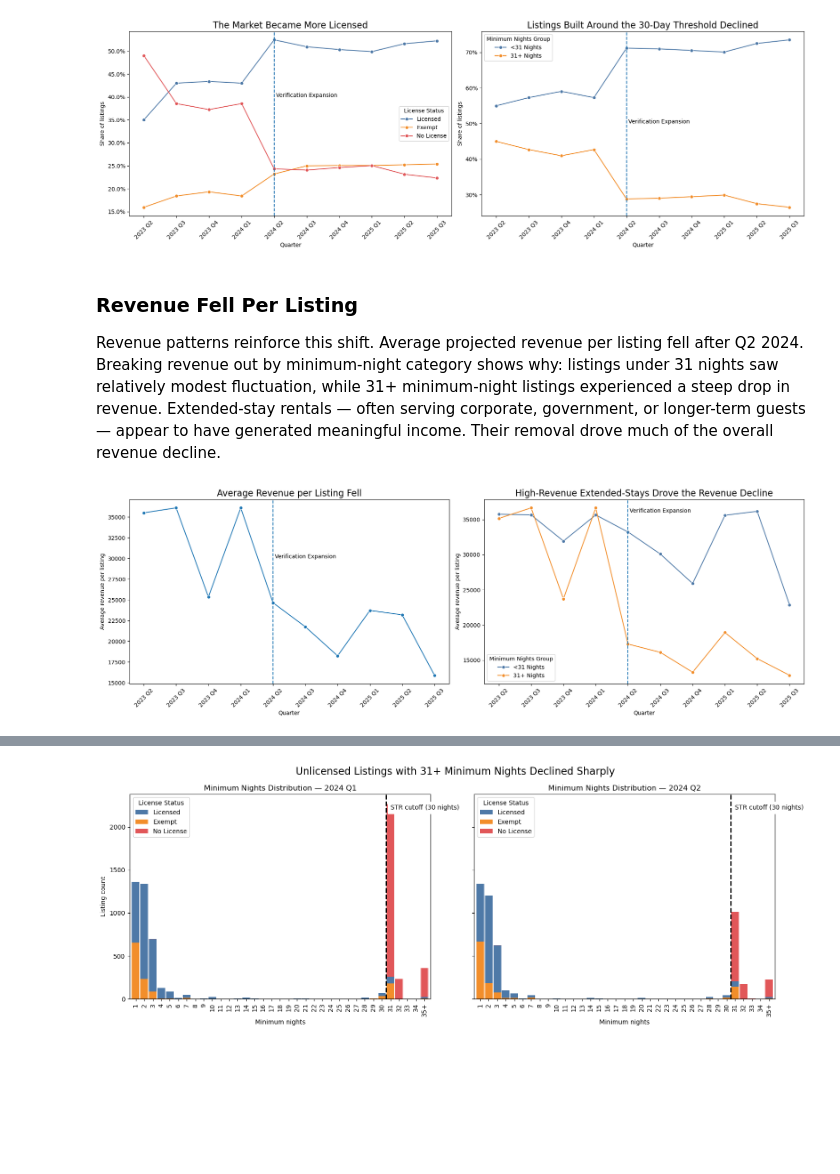
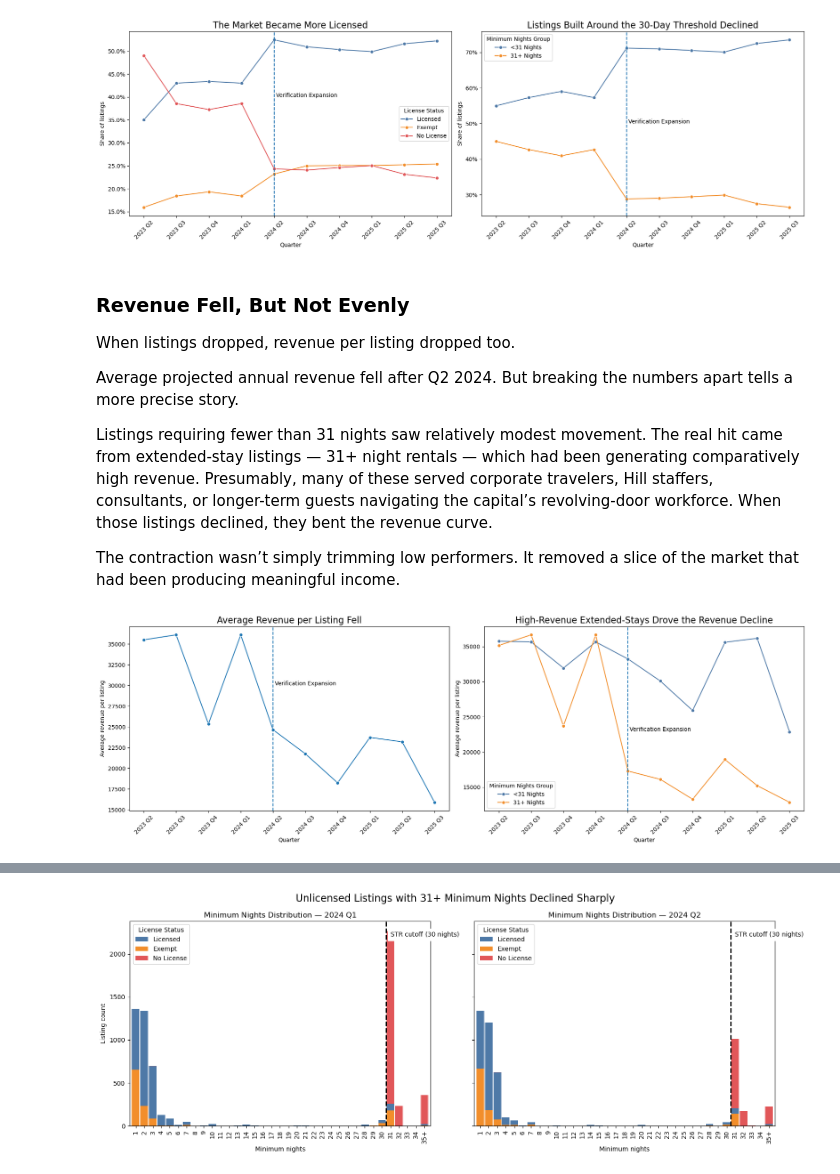
Before and after one commit to johbry17/Capital-Crashpad, a Jupyter notebook: notebooks/case_study.ipynb, the cells around one changed output, grey strips where cells are left out. Saved outputs shown, nothing was run; the diff lists cells and outputs as text; code cells hidden in the pictures; blank space fills up the shorter version.

Commit message:
feat(case study): revise text of case study

```diff
--- a/notebooks/case_study.ipynb
+++ b/notebooks/case_study.ipynb
@@ -165,9 +173,15 @@ plt.show()
 # %% [output]
 [figure]
 # %% [markdown]
-### Revenue Fell Per Listing
+### Revenue Fell, But Not Evenly
 
-Revenue patterns reinforce this shift. Average projected revenue per listing fell after Q2 2024. Breaking revenue out by minimum-night category shows why: listings under 31 nights saw relatively modest fluctuation, while 31+ minimum-night listings experienced a steep drop in revenue. Extended-stay rentals — often serving corporate, government, or longer-term guests — appear to have generated meaningful income. Their removal drove much of the overall revenue decline.
+When listings dropped, revenue per listing dropped too.
+
+Average projected annual revenue fell after Q2 2024. But breaking the numbers apart tells a more precise story.
+
+Listings requiring fewer than 31 nights saw relatively modest movement. The real hit came from extended-stay listings — 31+ night rentals — which had been generating comparatively high revenue. Presumably, many of these served corporate travelers, Hill staffers, consultants, or longer-term guests navigating the capital’s revolving-door workforce. When those listings declined, they bent the revenue curve.
+
+The contraction wasn’t simply trimming low performers. It removed a slice of the market that had been producing meaningful income.
 # %%
 # total revenue per quarter + average projected annual revenue per listing, from a given quarter
 df_total = pd.read_sql(
@@ -212,32 +226,32 @@ axes[0].tick_params(axis='x', rotation=45)
 labels = [label.get_text().replace("_", " ") for label in axes[0].get_xticklabels()]
 axes[0].set_xticklabels(labels)
 axes[0].axvline(x="2024_Q2", linestyle="--")
 axes[0].text("2024_Q2", 30000, " Verification Expansion")
 
 # average revenue per listing by minimum nights group
 sns.lineplot(
     data=df_group,
     x="quarter",
     y="avg_revenue_per_listing",
     hue="min_nights_group",
     palette = {"<31 Nights": "#4e79a7", "31+ Nights": "#f28e2b"},
     marker="o",
     ax=axes[1],
     )
 axes[1].set_title("High-Revenue Extended-Stays Drove the Revenue Decline", fontsize=16)
 axes[1].set_xlabel("Quarter")
 axes[1].set_ylabel("Average revenue per listing")
 axes[1].tick_params(axis='x', rotation=45)
 labels = [label.get_text().replace("_", " ") for label in axes[1].get_xticklabels()]
 axes[1].set_xticklabels(labels)
 axes[1].axvline(x="2024_Q2", linestyle="--")
-axes[1].text("2024_Q2", 36000, " Verification Expansion")
+axes[1].text("2024_Q2", 23000, " Verification Expansion")
 handles, labels = axes[1].get_legend_handles_labels()
 order = ["<31 Nights", "31+ Nights"]  # desired order
 ordered_handles = [handles[labels.index(l)] for l in order]
 axes[1].legend(ordered_handles, order, title="Minimum Nights Group")
 
 plt.tight_layout()
 plt.show()
 # %% [output]
-[figure, old version]
+[figure, new version]
```
Also changed, not shown: parts of 7 cells of this notebook, 1 other file.
